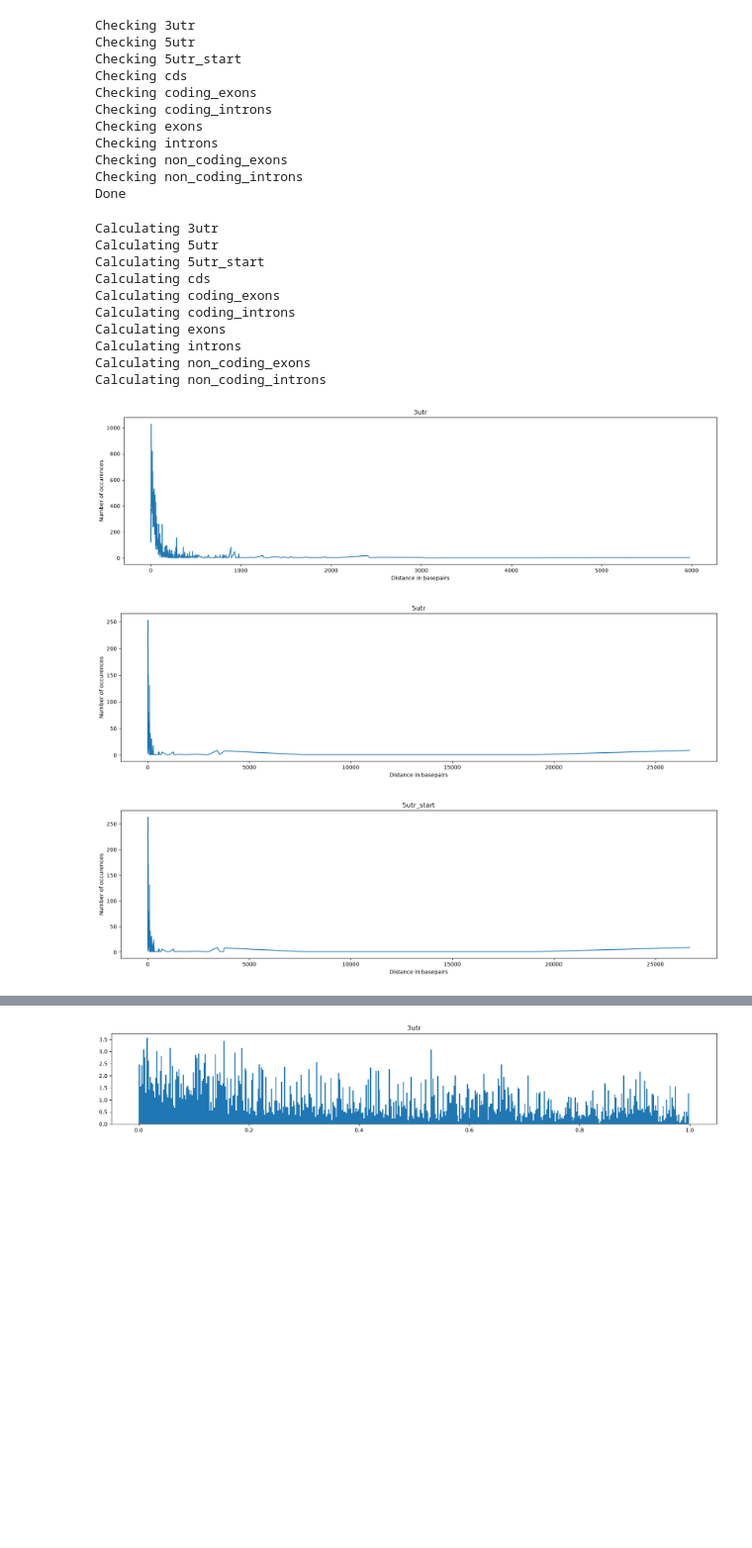
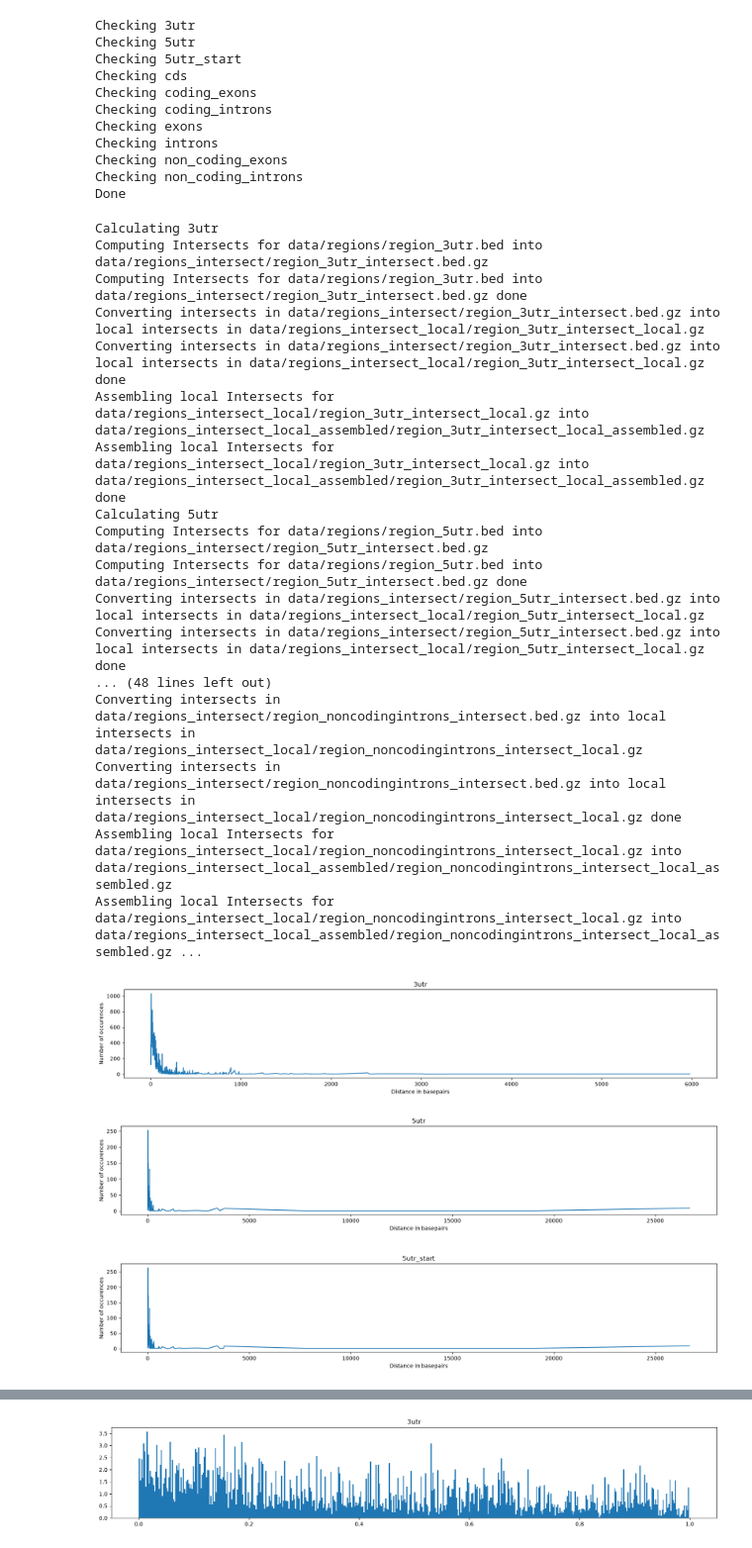
Before and after one commit to estchd/bio-prak, a Jupyter notebook: Praktikum.ipynb, the cells around one changed output, grey strips where cells are left out. Shown at 99% size. Saved outputs shown, nothing was run; the diff lists cells and outputs as text; code cells hidden in the pictures; blank space fills up the shorter version.

```diff
--- a/Praktikum.ipynb
+++ b/Praktikum.ipynb
@@ -261,42 +261,49 @@ def compute_modification_distances(regions):
 for key, file in get_files().get_assembled_region_local_intersects_assembled_files().get_files_dict().items():
     print("Calculating", key)
     regions = load_region_modifications(file)
 
     distances[key] = compute_modification_distances(regions)
 
 all_key_distances = {}
 
 for key in distances.keys():
     for distance in distances[key]:
         if distance in all_key_distances:
             all_key_distances[distance] = all_key_distances[distance] + distances[key][distance]
         else:
             all_key_distances[distance] = distances[key][distance]
 
 distances["all"] = all_key_distances
 
 for key in distances.keys():
-    fig, axs = plt.subplots(figsize=(20, 5))
+    fig, axs = plt.subplots(figsize=(20, 3))
     axs.set_title(key)
     axs.set_xlabel("Distance in basepairs")
     axs.set_ylabel("Number of occurences")
     data_tuples = sorted(distances[key].items(), key=lambda data: data[0])
     data_x = [x[0] for x in data_tuples]
     data_y = [x[1] for x in data_tuples]
     axs.plot(data_x, data_y)
 
     fig.show()
 # %% [output]
 Calculating 3utr
+Computing Intersects for data/regions/region_3utr.bed into data/regions_intersect/region_3utr_intersect.bed.gz
+Computing Intersects for data/regions/region_3utr.bed into data/regions_intersect/region_3utr_intersect.bed.gz done
+Converting intersects in data/regions_intersect/region_3utr_intersect.bed.gz into local intersects in data/regions_intersect_local/region_3utr_intersect_local.gz
+Converting intersects in data/regions_intersect/region_3utr_intersect.bed.gz into local intersects in data/regions_intersect_local/region_3utr_intersect_local.gz done
+Assembling local Intersects for data/regions_intersect_local/region_3utr_intersect_local.gz into data/regions_intersect_local_assembled/region_3utr_intersect_local_assembled.gz
+Assembling local Intersects for data/regions_intersect_local/region_3utr_intersect_local.gz into data/regions_intersect_local_assembled/region_3utr_intersect_local_assembled.gz done
 Calculating 5utr
-Calculating 5utr_start
-Calculating cds
-Calculating coding_exons
-Calculating coding_introns
-Calculating exons
-Calculating introns
-Calculating non_coding_exons
-Calculating non_coding_introns
+Computing Intersects for data/regions/region_5utr.bed into data/regions_intersect/region_5utr_intersect.bed.gz
+Computing Intersects for data/regions/region_5utr.bed into data/regions_intersect/region_5utr_intersect.bed.gz done
+Converting intersects in data/regions_intersect/region_5utr_intersect.bed.gz into local intersects in data/regions_intersect_local/region_5utr_intersect_local.gz
+Converting intersects in data/regions_intersect/region_5utr_intersect.bed.gz into local intersects in data/regions_intersect_local/region_5utr_intersect_local.gz done
+... (48 lines left out)
+Converting intersects in data/regions_intersect/region_noncodingintrons_intersect.bed.gz into local intersects in data/regions_intersect_local/region_noncodingintrons_intersect_local.gz
+Converting intersects in data/regions_intersect/region_noncodingintrons_intersect.bed.gz into local intersects in data/regions_intersect_local/region_noncodingintrons_intersect_local.gz done
+Assembling local Intersects for data/regions_intersect_local/region_noncodingintrons_intersect_local.gz into data/regions_intersect_local_assembled/region_noncodingintrons_intersect_local_assembled.gz
+Assembling local Intersects for data/regions_intersect_local/region_noncodingintrons_intersect_local.gz into data/regions_intersect_local_assembled/region_noncodingintrons_intersect_local_assembled.gz ...
-[figure, old version]
+[figure, new version]
-[figure, old version]
+[figure, new version]
-[figure, old version]
+[figure, new version]
```
Also changed, not shown: parts of 5 cells of this notebook.
